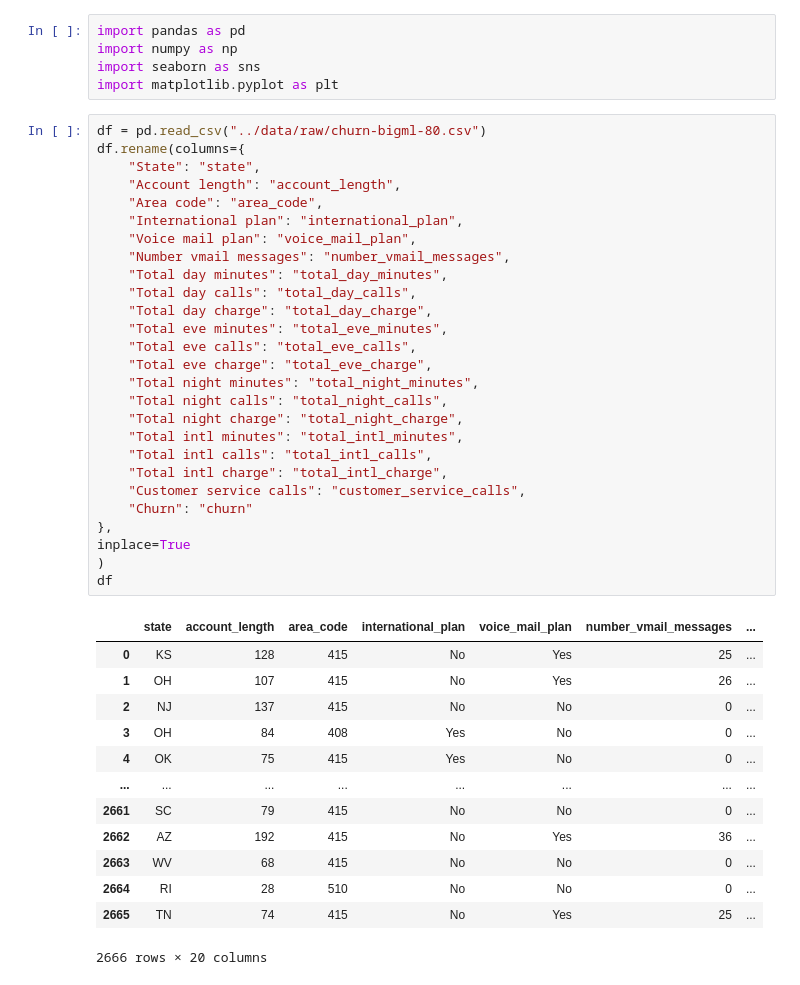
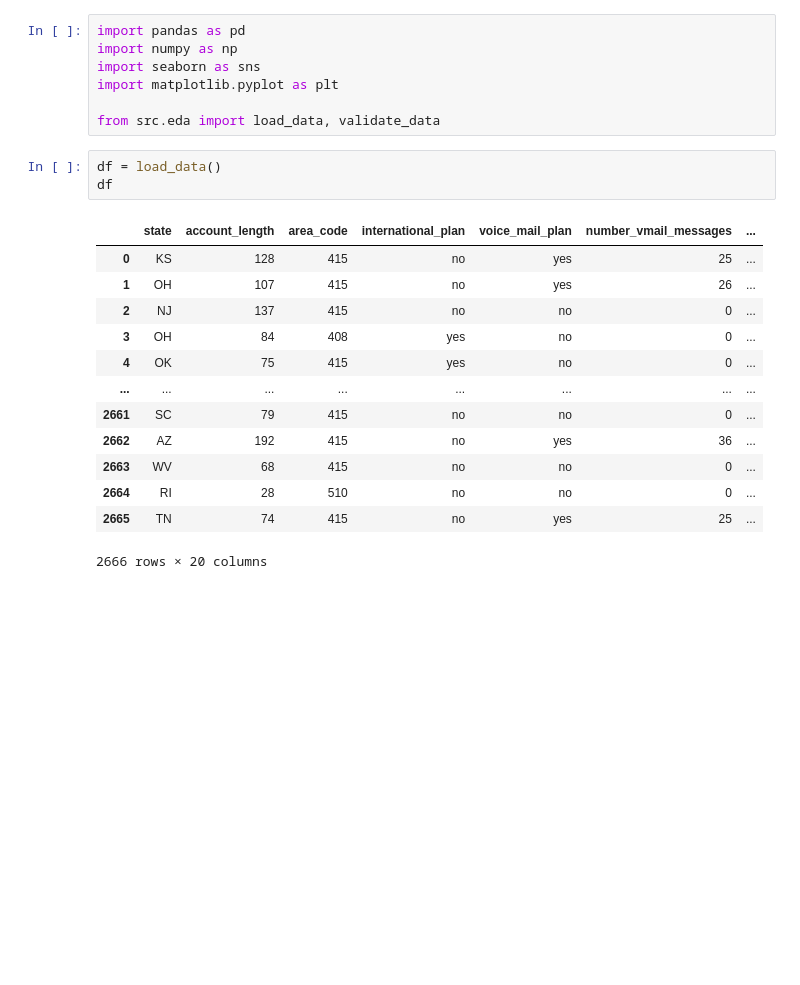
Before and after one commit to Erfan-Taherirani/Data_Science, a Jupyter notebook: Telecom Customer Churn/notebooks/data_understanding.ipynb, the cells around one changed output. Drawn from its saved outputs; the diff is of its cells as text; blank space fills up the shorter version.

```diff
--- a/Telecom Customer Churn/notebooks/data_understanding.ipynb
+++ b/Telecom Customer Churn/notebooks/data_understanding.ipynb
@@ -3,45 +3,23 @@ import pandas as pd
 import numpy as np
 import seaborn as sns
 import matplotlib.pyplot as plt
+
+from src.eda import load_data, validate_data
-# %%
-df = pd.read_csv("../data/raw/churn-bigml-80.csv")
-df.rename(columns={
-    "State": "state",
-    "Account length": "account_length",
-    "Area code": "area_code",
-    "International plan": "international_plan",
-    "Voice mail plan": "voice_mail_plan",
-    "Number vmail messages": "number_vmail_messages",
-    "Total day minutes": "total_day_minutes",
-    "Total day calls": "total_day_calls",
-    "Total day charge": "total_day_charge",
-    "Total eve minutes": "total_eve_minutes",
-    "Total eve calls": "total_eve_calls",
-    "Total eve charge": "total_eve_charge",
-    "Total night minutes": "total_night_minutes",
-    "Total night calls": "total_night_calls",
-    "Total night charge": "total_night_charge",
-    "Total intl minutes": "total_intl_minutes",
-    "Total intl calls": "total_intl_calls",
-    "Total intl charge": "total_intl_charge",
-    "Customer service calls": "customer_service_calls",
-    "Churn": "churn"
-},
-inplace=True
-)
-df
-# %% [output]
-|  | state | account_length | area_code | international_plan | voice_mail_plan | number_vmail_messages | ... |
-| 0 | KS | 128 | 415 | No | Yes | 25 | ... |
-| 1 | OH | 107 | 415 | No | Yes | 26 | ... |
-| 2 | NJ | 137 | 415 | No | No | 0 | ... |
-| 3 | OH | 84 | 408 | Yes | No | 0 | ... |
-| 4 | OK | 75 | 415 | Yes | No | 0 | ... |
-| ... | ... | ... | ... | ... | ... | ... | ... |
-| 2661 | SC | 79 | 415 | No | No | 0 | ... |
-| 2662 | AZ | 192 | 415 | No | Yes | 36 | ... |
-| 2663 | WV | 68 | 415 | No | No | 0 | ... |
-| 2664 | RI | 28 | 510 | No | No | 0 | ... |
-| 2665 | TN | 74 | 415 | No | Yes | 25 | ... |
-2666 rows × 20 columns
+# %%
+df = load_data()
+df
+# %% [output]
+|  | state | account_length | area_code | international_plan | voice_mail_plan | number_vmail_messages | ... |
+| 0 | KS | 128 | 415 | no | yes | 25 | ... |
+| 1 | OH | 107 | 415 | no | yes | 26 | ... |
+| 2 | NJ | 137 | 415 | no | no | 0 | ... |
+| 3 | OH | 84 | 408 | yes | no | 0 | ... |
+| 4 | OK | 75 | 415 | yes | no | 0 | ... |
+| ... | ... | ... | ... | ... | ... | ... | ... |
+| 2661 | SC | 79 | 415 | no | no | 0 | ... |
+| 2662 | AZ | 192 | 415 | no | yes | 36 | ... |
+| 2663 | WV | 68 | 415 | no | no | 0 | ... |
+| 2664 | RI | 28 | 510 | no | no | 0 | ... |
+| 2665 | TN | 74 | 415 | no | yes | 25 | ... |
+2666 rows × 20 columns
 # %%
```
Also changed, not shown: parts of 15 cells of this notebook, 6 other files.
